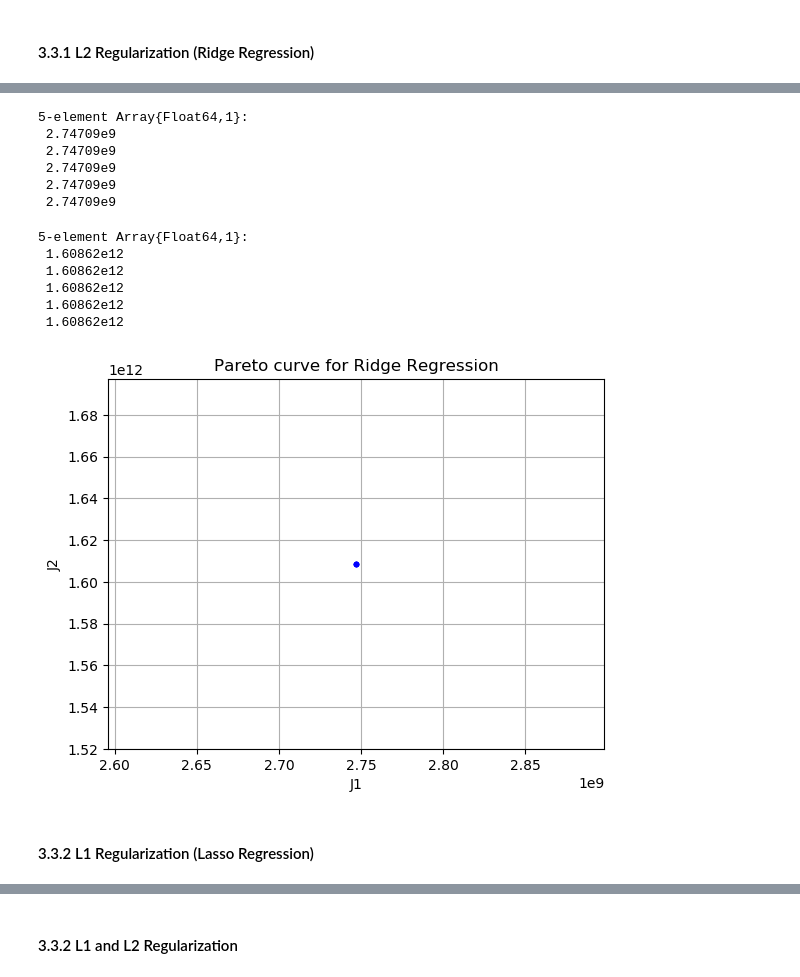
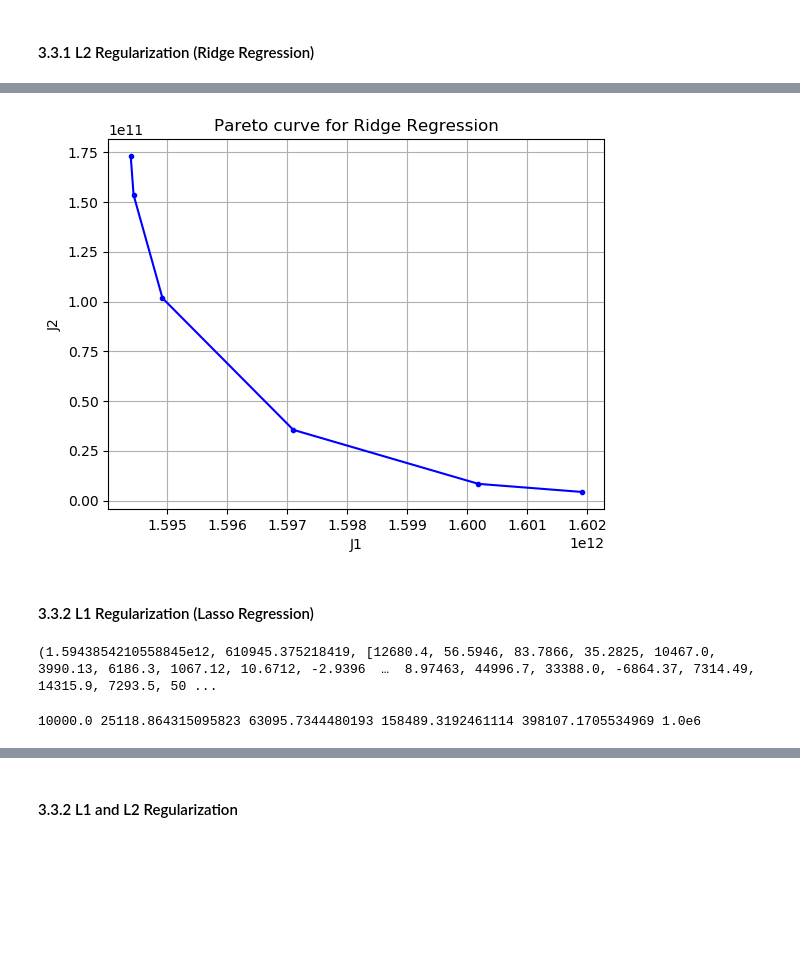
Before and after one commit to ysoo/predicting-house-prices, a Jupyter notebook: Final-Project.ipynb, the cells around one changed output, grey strips where cells are left out. Cells and saved outputs as stored; diff of their text form; code cells hidden in the pictures; blank space fills up the shorter version.

Commit message:
Pareto Curvessss

```diff
--- a/Final-Project.ipynb
+++ b/Final-Project.ipynb
@@ -593,8 +578,9 @@ MOSEK warning 57: A large value of -3.5e+09 has been specified in cx for variabl
 # %%
-Npts = 5
+Npts = 6
 J1 = zeros(Npts)
 J2 = zeros(Npts)
-for (i,λ) in enumerate(logspace(-1,3,Npts))
+for (i,λ) in enumerate(logspace(-3,0,Npts))
+    print(λ, " ")
     (J1[i], J2[i], coef) = solveOpt(λ)
 end;
 # %% [output]
@@ -606,45 +588,46 @@ MOSEK warning 57: A large value of -3.5e+09 has been specified in cx for variabl
 # %%
-display(J1)
-display(J2)
 using PyPlot
-plot( J1, J2, "b.-" )
+plot(J1, J2, "b.-" )
 xlabel("J1")
 ylabel("J2");
 title("Pareto curve for Ridge Regression")
 grid()
 # %% [output]
-5-element Array{Float64,1}:
- 2.74709e9
- 2.74709e9
- 2.74709e9
- 2.74709e9
- 2.74709e9
-5-element Array{Float64,1}:
- 1.60862e12
- 1.60862e12
- 1.60862e12
- 1.60862e12
- 1.60862e12
-[figure, old version]
+[figure, new version]
 # %% [markdown]
 #### 3.3.2 L1 Regularization (Lasso Regression)
 # %%
 using JuMP, Mosek
 
-lambda = 10;
+function solveOpt(lambda)
+    m_l1 = Model(solver=MosekSolver(LOG=0, MSK_IPAR_MAX_NUM_WARNINGS=0))
 
-m_l1 = Model(solver=MosekSolver(LOG=0))
+    @variable(m_l1, x[1:N])
+    @variable(m_l1, t[1:N])
+    for i in 1:N
+        @constraint(m_l1, t[i] >= x[i])
+        @constraint(m_l1, t[i] >= -x[i])
+    end
+    @objective(m_l1, Min, sum( (prices - data*x).^2 ) + lambda*sum(t[i] for i in 1:N) )
 
-@variable(m_l1, x[1:N])
-@variable(m_l1, t[1:N])
-for i in 1:N
-    @constraint(m_l1, t[i] >= x[i])
-    @constraint(m_l1, t[i] >= -x[i])
+    solve(m_l1)
+
+    coeffs_l1 = getvalue(x)
+    J1 = getvalue(sum((prices - data*x).^2))
+    J2 = getvalue(sum(t[i] for i in 1:N))
+    return (J1, J2, coeffs_l1)
 end
-@objective(m_l1, Min, sum( (prices - data*x).^2 ) + lambda*sum(t[i] for i in 1:N) )
 
-solve(m_l1)
-
-coeffs_l1 = getvalue(x)
-display(coeffs_l1)
-println(getobjectivevalue(m_l1))
+(J1, J2, coeff) = solveOpt(65000)
+# %% [output]
+(1.5943854210558845e12, 610945.375218419, [12680.4, 56.5946, 83.7866, 35.2825, 10467.0, 3990.13, 6186.3, 1067.12, 10.6712, -2.9396  …  8.97463, 44996.7, 33388.0, -6864.37, 7314.49, 14315.9, 7293.5, 50 ...
+# %%
+Npts = 6
+J1 = zeros(Npts)
+J2 = zeros(Npts)
+for (i,λ) in enumerate(logspace(4,6,Npts))
+    print(λ, " ")
+    (J1[i], J2[i], coef) = solveOpt(λ)
+end;
+# %% [output]
+10000.0 25118.864315095823 63095.7344480193 158489.3192461114 398107.1705534969 1.0e6
```
Also changed, not shown: parts of 5 cells of this notebook.
